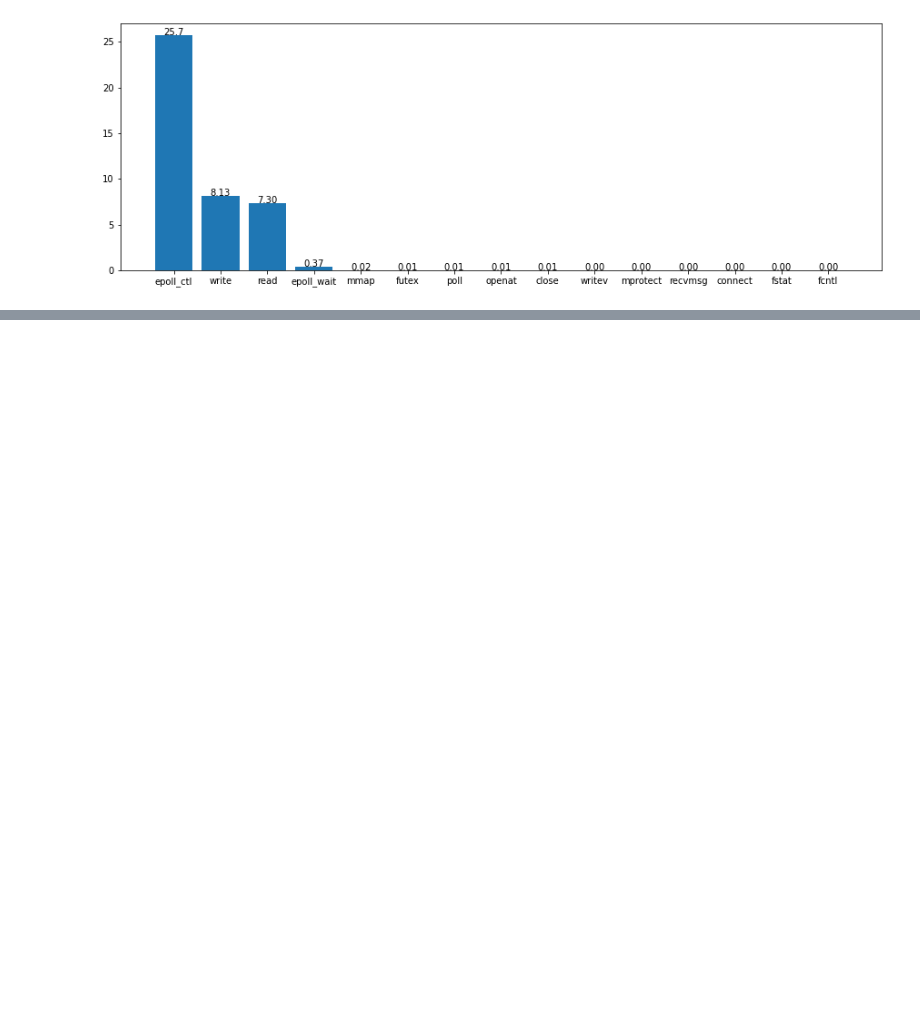
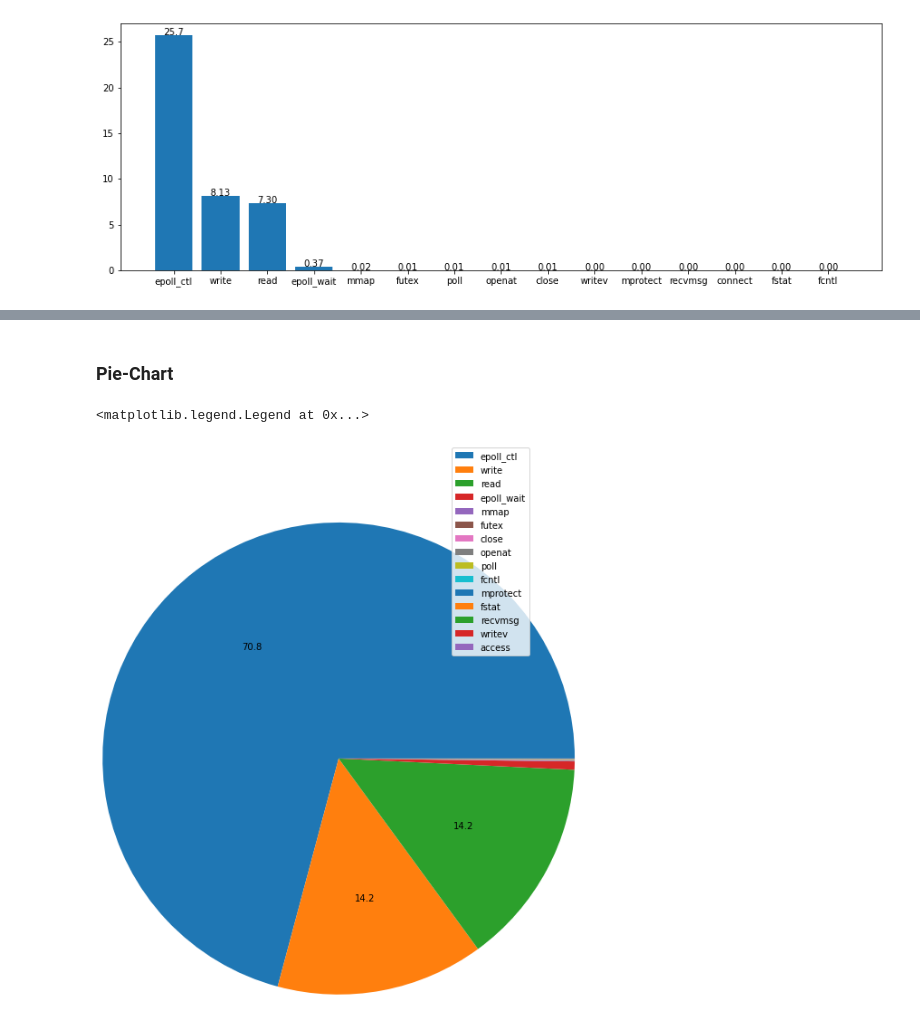
Before and after one commit to RIT3shSapata/CCBD_Assignment, a Jupyter notebook: Analysis/Analysis.ipynb, the cells around one changed output, grey strips where cells are left out. Drawn from its saved outputs; the diff is of its cells as text; code cells hidden in the pictures; blank space fills up the shorter version.

```diff
--- a/Analysis/Analysis.ipynb
+++ b/Analysis/Analysis.ipynb
@@ -274,0 +464,9 @@ plt.legend(loc = "center", bbox_to_anchor = (1.05, 1))
+# %% [markdown]
+### Pie-Chart
+# %%
+plt.figure()
+plt.pie(x = values_num[:15], labels = keys_num[:15], labeldistance = None, radius = 3, autopct = perc)
+plt.legend(loc = "best", bbox_to_anchor = (1.05, 1))
+# %% [output]
+<matplotlib.legend.Legend at 0x...>
+[figure, added]
```
Also changed, not shown: parts of 35 cells of this notebook.
